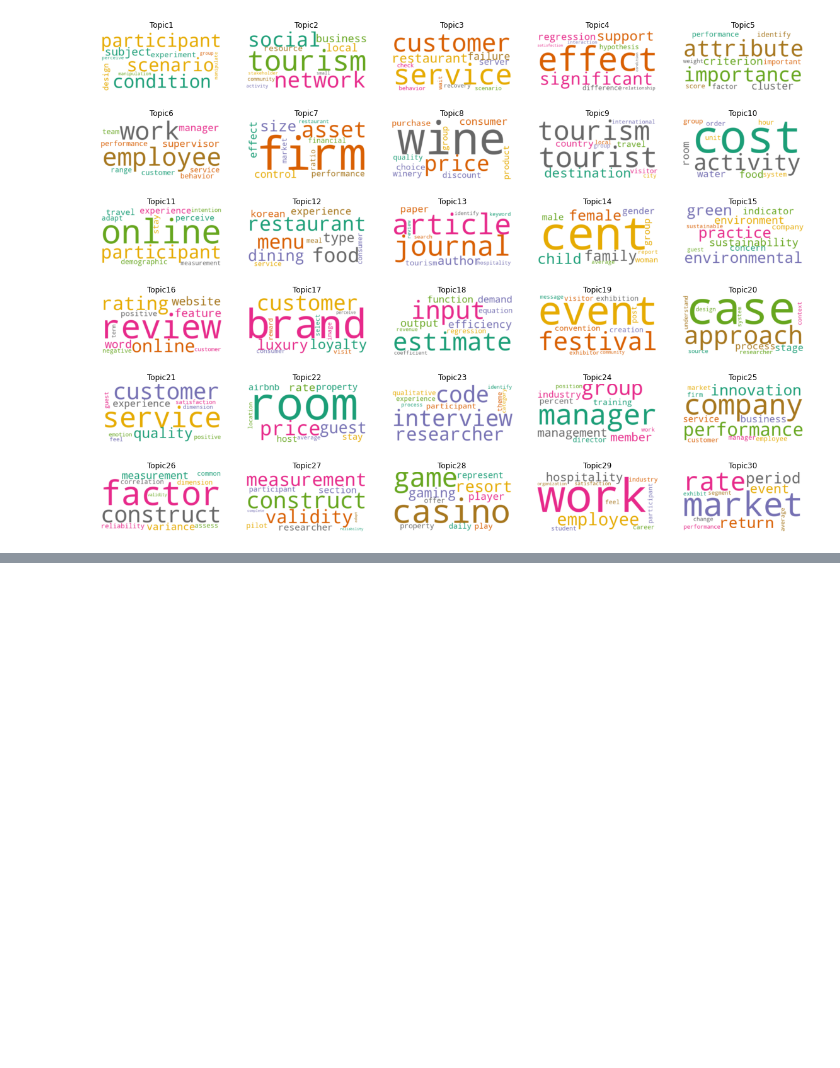
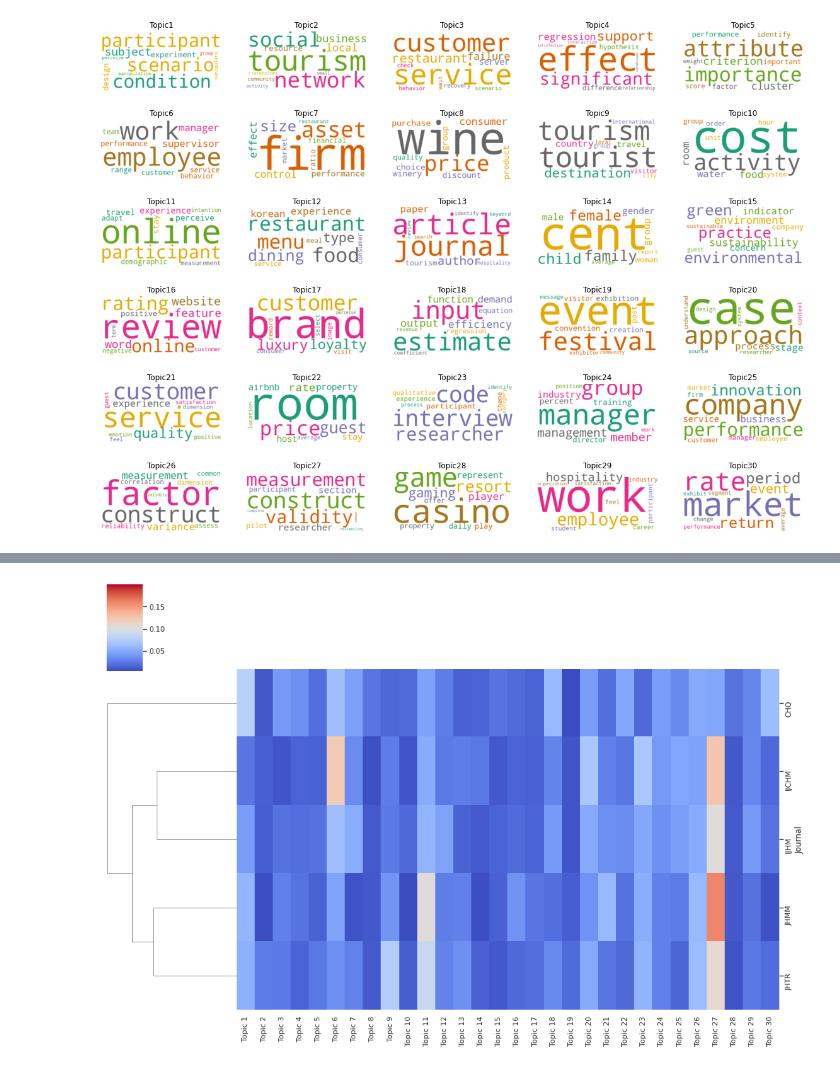
Before and after one commit to kurtsenol/machine-learning, a Jupyter notebook: TopicModeling/Methodology/Model_30_no_freq.ipynb, the cells around one changed output, grey strips where cells are left out. Saved outputs shown, nothing was run; the diff lists cells and outputs as text; code cells hidden in the pictures; blank space fills up the shorter version.

```diff
--- a/TopicModeling/Methodology/Model_30_no_freq.ipynb
+++ b/TopicModeling/Methodology/Model_30_no_freq.ipynb
@@ -179,0 +705,3 @@ plt.show()
+# %%
+d.drop("Year", axis=1, inplace=True)
+d
@@ -179,0 +716,2 @@ plt.show()
+# %%
+d_1 = d.reset_index()
@@ -179,0 +727,2 @@ plt.show()
+# %%
+d_1.set_index("Journal", inplace=True)
@@ -179,0 +747,2 @@ plt.show()
+# %%
+sns.set(font_scale=1)
@@ -179,0 +759,9 @@ plt.show()
+# %%
+# plt.figure(figsize=(120,120))
+# sns.clustermap(d,cmap='coolwarm',standard_scale=1);
+
+sns.clustermap(data=d_1, cmap="coolwarm", figsize=(15,10), col_cluster=False, dendrogram_ratio=(.2, .2),  vmax=0.2, cbar_kws={"ticks":[0.05, 0.10, 0.15]})
+plt.savefig('cm.jpg',
+            dpi=150 )
+# %% [output]
+[figure, added]
```
Also changed, not shown: parts of 89 cells of this notebook.
